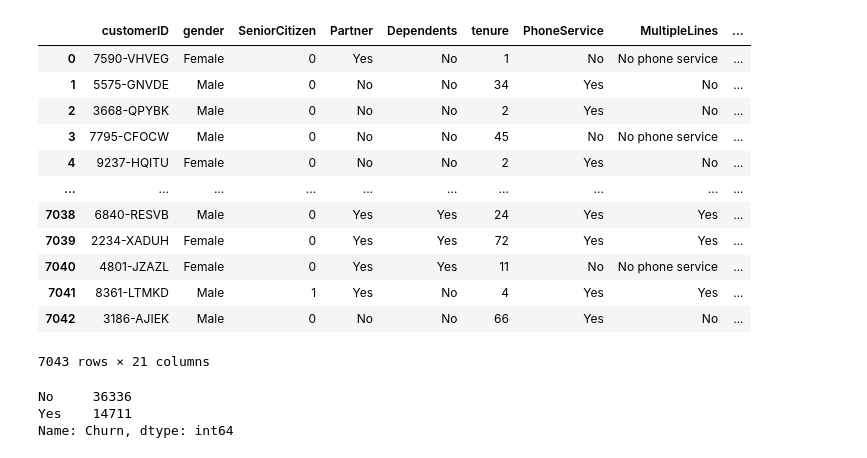
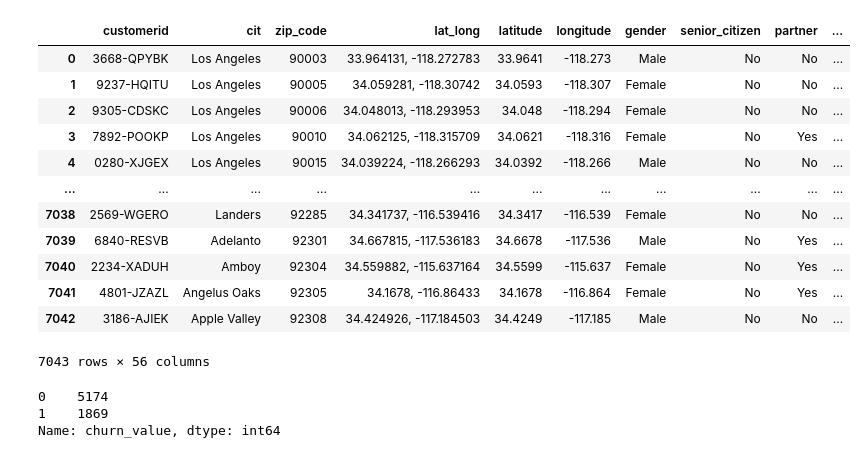
Before and after one commit to carlosiruiz/Customer_Churn_Prediction, a Jupyter notebook: Capstone Data.ipynb, the cells around one changed output. Drawn from its saved outputs; the diff is of its cells as text; code cells hidden in the pictures.

```diff
--- a/Capstone Data.ipynb
+++ b/Capstone Data.ipynb
@@ -6,16 +3,0 @@ df=pd.read_csv("WA_Fn-UseC_-Telco-Customer-Churn.csv")
-# %%
-df
-# %% [output]
-|  | customerID | gender | SeniorCitizen | Partner | Dependents | tenure | PhoneService | MultipleLines | ... |
-| 0 | 7590-VHVEG | Female | 0 | Yes | No | 1 | No | No phone service | ... |
-| 1 | 5575-GNVDE | Male | 0 | No | No | 34 | Yes | No | ... |
-| 2 | 3668-QPYBK | Male | 0 | No | No | 2 | Yes | No | ... |
-| 3 | 7795-CFOCW | Male | 0 | No | No | 45 | No | No phone service | ... |
-| 4 | 9237-HQITU | Female | 0 | No | No | 2 | Yes | No | ... |
-| ... | ... | ... | ... | ... | ... | ... | ... | ... | ... |
-| 7038 | 6840-RESVB | Male | 0 | Yes | Yes | 24 | Yes | Yes | ... |
-| 7039 | 2234-XADUH | Female | 0 | Yes | Yes | 72 | Yes | Yes | ... |
-| 7040 | 4801-JZAZL | Female | 0 | Yes | Yes | 11 | No | No phone service | ... |
-| 7041 | 8361-LTMKD | Male | 1 | Yes | No | 4 | Yes | Yes | ... |
-| 7042 | 3186-AJIEK | Male | 0 | No | No | 66 | Yes | No | ... |
-7043 rows × 21 columns
@@ -24,6 +4,33 @@ df2=pd.read_csv('cell2celltrain.csv')
-# %%
-df2.Churn.value_counts()
-# %% [output]
-No     36336
-Yes    14711
-Name: Churn, dtype: int64
+# %%
+df1=pd.read_excel("Telco_customer_churn.xlsx")
+df2=pd.read_excel("Telco_customer_churn_services.xlsx")
+df3=pd.read_excel("Telco_customer_churn_services.xlsx")
+df4=pd.read_excel("Telco_customer_churn_demographics.xlsx")
+# %%
+df1_2=pd.merge(df1, df2, left_on='CustomerID', right_on='Customer ID', how='left').drop('Customer ID', axis=1)
+df3_4=pd.merge(df3, df4, left_on='Customer ID', right_on='Customer ID', how='left')
+customer_df=pd.merge(df1_2, df3_4, left_on='CustomerID', right_on='Customer ID', how='left').drop('Customer ID', axis=1)
+# %%
+customer_df=customer_df.T.drop_duplicates().T
+customer_df.columns=[column.lower().strip("_x").strip("_y").replace(" ","_")for column in customer_df.columns]
+customer_df.drop(["churn_label","count","countr","state","quarter"],axis=1)
+# %% [output]
+|  | customerid | cit | zip_code | lat_long | latitude | longitude | gender | senior_citizen | partner | ... |
+| 0 | 3668-QPYBK | Los Angeles | 90003 | 33.964131, -118.272783 | 33.9641 | -118.273 | Male | No | No | ... |
+| 1 | 9237-HQITU | Los Angeles | 90005 | 34.059281, -118.30742 | 34.0593 | -118.307 | Female | No | No | ... |
+| 2 | 9305-CDSKC | Los Angeles | 90006 | 34.048013, -118.293953 | 34.048 | -118.294 | Female | No | No | ... |
+| 3 | 7892-POOKP | Los Angeles | 90010 | 34.062125, -118.315709 | 34.0621 | -118.316 | Female | No | Yes | ... |
+| 4 | 0280-XJGEX | Los Angeles | 90015 | 34.039224, -118.266293 | 34.0392 | -118.266 | Male | No | No | ... |
+| ... | ... | ... | ... | ... | ... | ... | ... | ... | ... | ... |
+| 7038 | 2569-WGERO | Landers | 92285 | 34.341737, -116.539416 | 34.3417 | -116.539 | Female | No | No | ... |
+| 7039 | 6840-RESVB | Adelanto | 92301 | 34.667815, -117.536183 | 34.6678 | -117.536 | Male | No | Yes | ... |
+| 7040 | 2234-XADUH | Amboy | 92304 | 34.559882, -115.637164 | 34.5599 | -115.637 | Female | No | Yes | ... |
+| 7041 | 4801-JZAZL | Angelus Oaks | 92305 | 34.1678, -116.86433 | 34.1678 | -116.864 | Female | No | Yes | ... |
+| 7042 | 3186-AJIEK | Apple Valley | 92308 | 34.424926, -117.184503 | 34.4249 | -117.185 | Male | No | No | ... |
+7043 rows × 56 columns
+# %%
+customer_df["churn_value"].value_counts()
+# %% [output]
+0    5174
+1    1869
+Name: churn_value, dtype: int64
```
Also changed, not shown: parts of 2 cells of this notebook, 8 other files.
